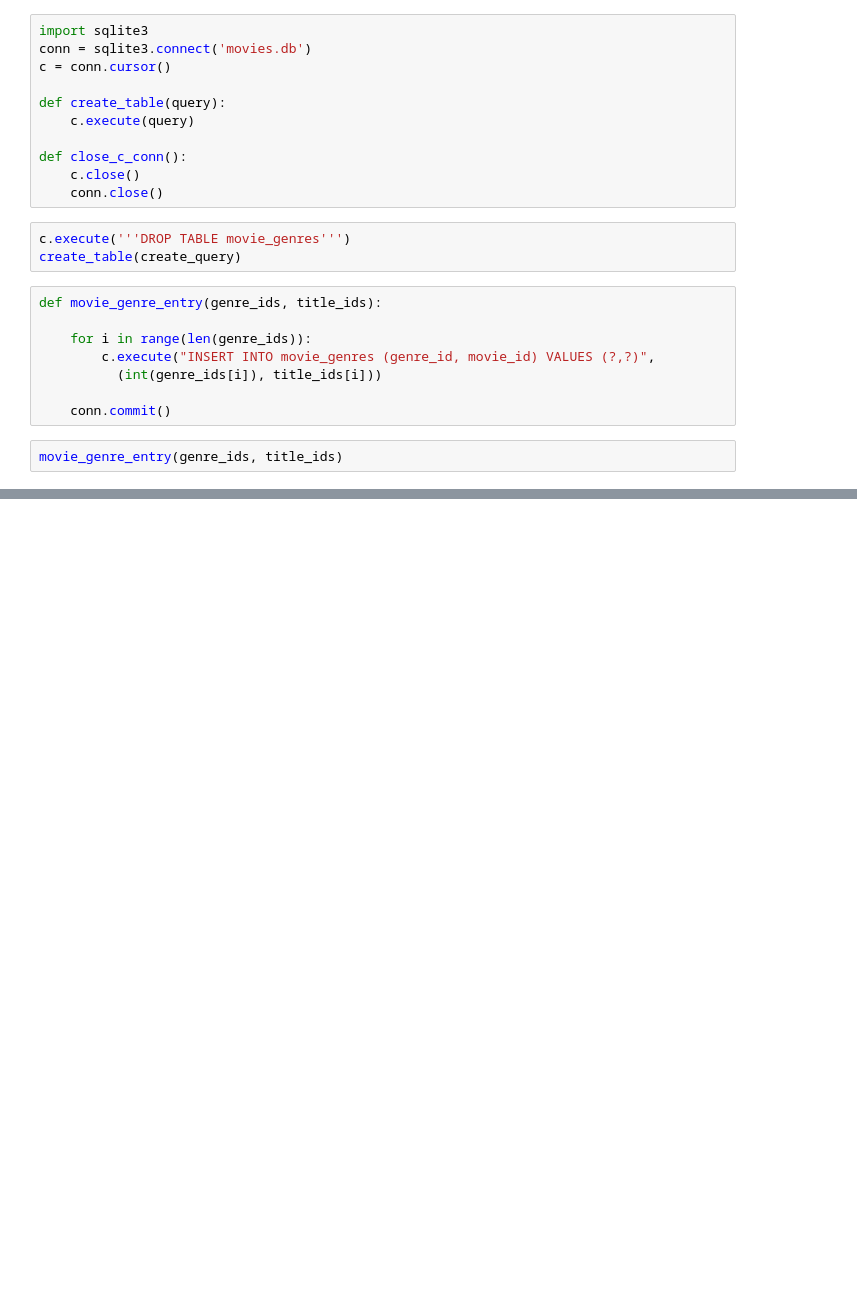
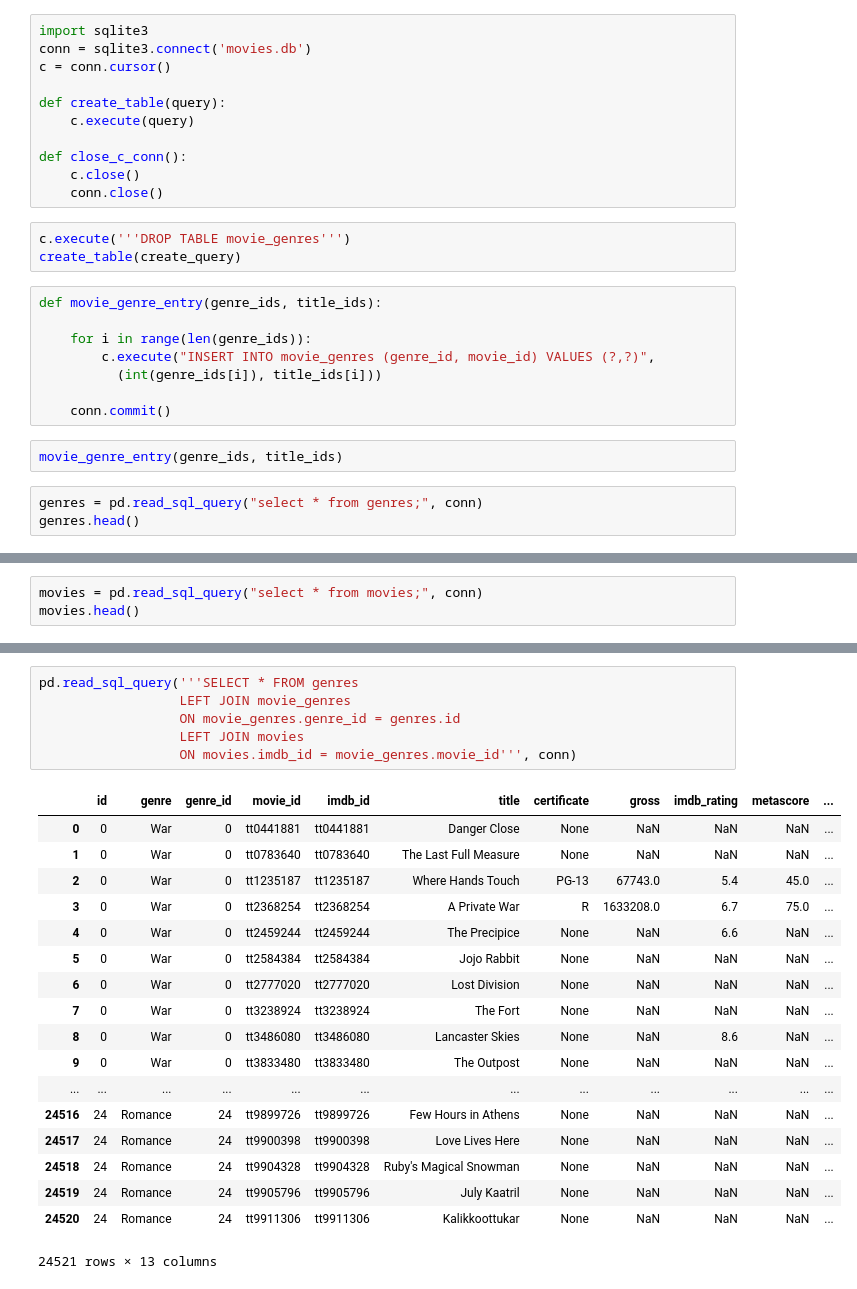
Before and after one commit to MsJacksonIYN/movies_mod1, a Jupyter notebook: Junction_Table_Test.ipynb, the cells around one changed output, grey strips where cells are left out. Saved outputs shown, nothing was run; the diff lists cells and outputs as text; blank space fills up the shorter version.

```diff
--- a/Junction_Table_Test.ipynb
+++ b/Junction_Table_Test.ipynb
@@ -110,3 +109,6 @@ def movie_genre_entry(genre_ids, title_ids):
     conn.commit()
 # %%
 movie_genre_entry(genre_ids, title_ids)
+# %%
+genres = pd.read_sql_query("select * from genres;", conn)
+genres.head()
@@ -112,0 +122,3 @@ movie_genre_entry(genre_ids, title_ids)
+# %%
+movies = pd.read_sql_query("select * from movies;", conn)
+movies.head()
@@ -133,0 +142,25 @@ pd.read_sql_query("select * from movie_genres;", conn)
+# %%
+pd.read_sql_query('''SELECT * FROM genres
+                  LEFT JOIN movie_genres
+                  ON movie_genres.genre_id = genres.id
+                  LEFT JOIN movies
+                  ON movies.imdb_id = movie_genres.movie_id''', conn)
+# %% [output]
+|  | id | genre | genre_id | movie_id | imdb_id | title | certificate | gross | imdb_rating | metascore | ... |
+| 0 | 0 | War | 0 | tt0441881 | tt0441881 | Danger Close | None | NaN | NaN | NaN | ... |
+| 1 | 0 | War | 0 | tt0783640 | tt0783640 | The Last Full Measure | None | NaN | NaN | NaN | ... |
+| 2 | 0 | War | 0 | tt1235187 | tt1235187 | Where Hands Touch | PG-13 | 67743.0 | 5.4 | 45.0 | ... |
+| 3 | 0 | War | 0 | tt2368254 | tt2368254 | A Private War | R | 1633208.0 | 6.7 | 75.0 | ... |
+| 4 | 0 | War | 0 | tt2459244 | tt2459244 | The Precipice | None | NaN | 6.6 | NaN | ... |
+| 5 | 0 | War | 0 | tt2584384 | tt2584384 | Jojo Rabbit | None | NaN | NaN | NaN | ... |
+| 6 | 0 | War | 0 | tt2777020 | tt2777020 | Lost Division | None | NaN | NaN | NaN | ... |
+| 7 | 0 | War | 0 | tt3238924 | tt3238924 | The Fort | None | NaN | NaN | NaN | ... |
+| 8 | 0 | War | 0 | tt3486080 | tt3486080 | Lancaster Skies | None | NaN | 8.6 | NaN | ... |
+| 9 | 0 | War | 0 | tt3833480 | tt3833480 | The Outpost | None | NaN | NaN | NaN | ... |
+| ... | ... | ... | ... | ... | ... | ... | ... | ... | ... | ... | ... |
+| 24516 | 24 | Romance | 24 | tt9899726 | tt9899726 | Few Hours in Athens | None | NaN | NaN | NaN | ... |
+| 24517 | 24 | Romance | 24 | tt9900398 | tt9900398 | Love Lives Here | None | NaN | NaN | NaN | ... |
+| 24518 | 24 | Romance | 24 | tt9904328 | tt9904328 | Ruby's Magical Snowman | None | NaN | NaN | NaN | ... |
+| 24519 | 24 | Romance | 24 | tt9905796 | tt9905796 | July Kaatril | None | NaN | NaN | NaN | ... |
+| 24520 | 24 | Romance | 24 | tt9911306 | tt9911306 | Kalikkoottukar | None | NaN | NaN | NaN | ... |
+24521 rows × 13 columns
```
Also changed, not shown: parts of 4 cells of this notebook.
